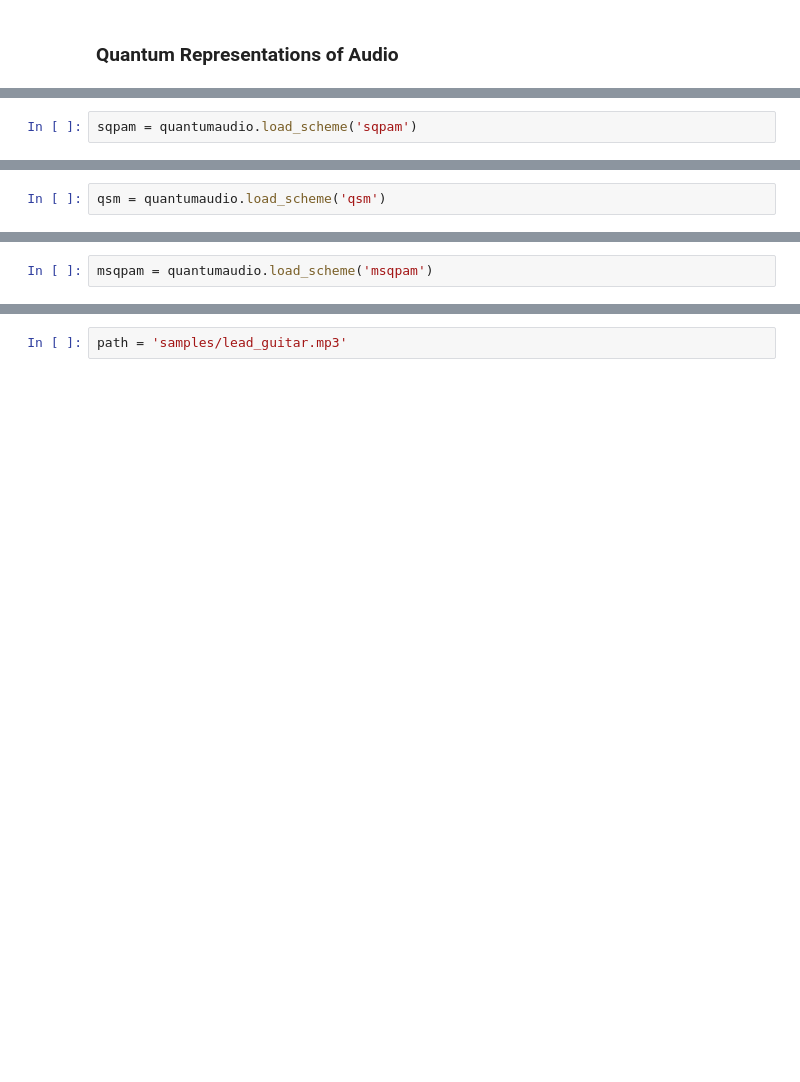
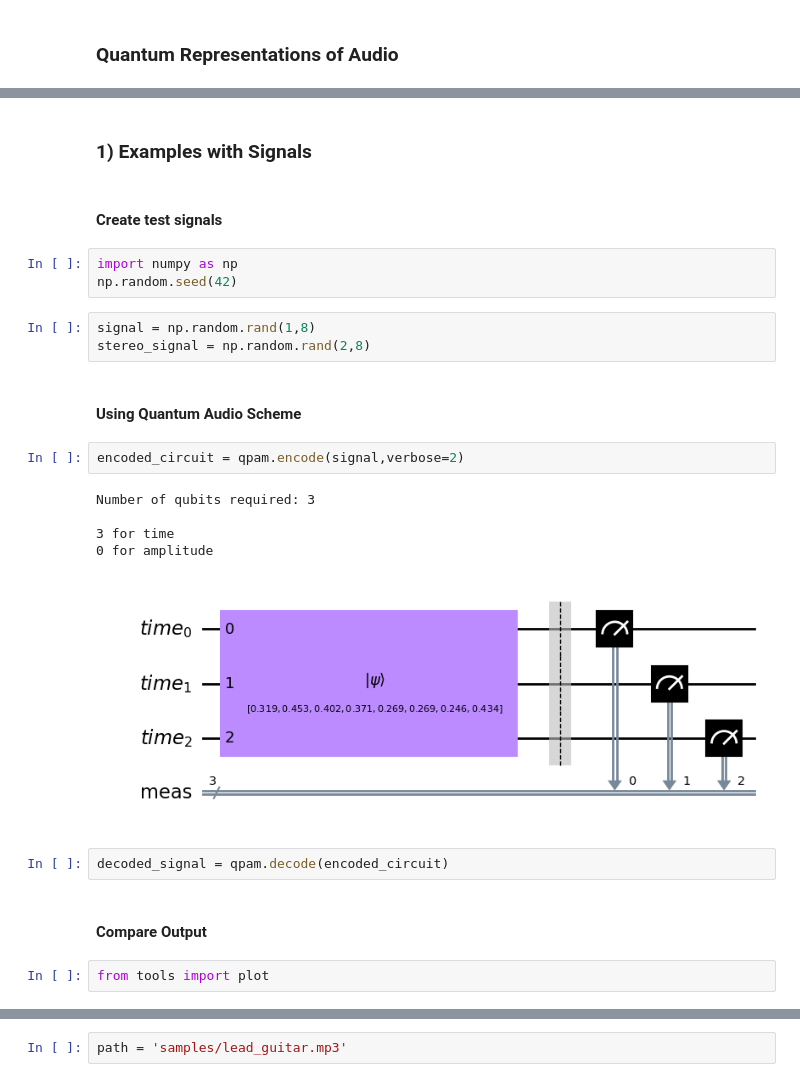
Before and after one commit to moth-quantum/quantum-audio, a Jupyter notebook: Demo.ipynb, the cells around one changed output, grey strips where cells are left out. Saved outputs shown, nothing was run; the diff lists cells and outputs as text; blank space fills up the shorter version.

```diff
--- a/Demo.ipynb
+++ b/Demo.ipynb
@@ -45,2 +2,0 @@ interactive(children=(IntSlider(value=1, description='Shots', max=4000, min=1, s
-# %%
-sqpam = quantumaudio.load_scheme('sqpam')
@@ -66,2 +2,0 @@ interactive(children=(IntSlider(value=1, description='Shots', max=4000, min=1, s
-# %%
-qsm = quantumaudio.load_scheme('qsm')
@@ -89,2 +2,0 @@ interactive(children=(IntSlider(value=1, description='Shots', max=4000, min=1, s
-# %%
-msqpam = quantumaudio.load_scheme('msqpam')
@@ -139,0 +12,26 @@ Number of qubits required: 8
+# %% [markdown]
+### 1) Examples with Signals
+# %% [markdown]
+#### Create test signals
+# %%
+import numpy as np
+np.random.seed(42)
+# %%
+signal = np.random.rand(1,8)
+stereo_signal = np.random.rand(2,8)
+# %% [markdown]
+#### Using Quantum Audio Scheme
+# %%
+encoded_circuit = qpam.encode(signal,verbose=2)
+# %% [output]
+Number of qubits required: 3
+
+3 for time
+0 for amplitude
+[figure, added]
+# %%
+decoded_signal = qpam.decode(encoded_circuit)
+# %% [markdown]
+#### Compare Output
+# %%
+from tools import plot
```
Also changed, not shown: parts of 44 cells of this notebook.
